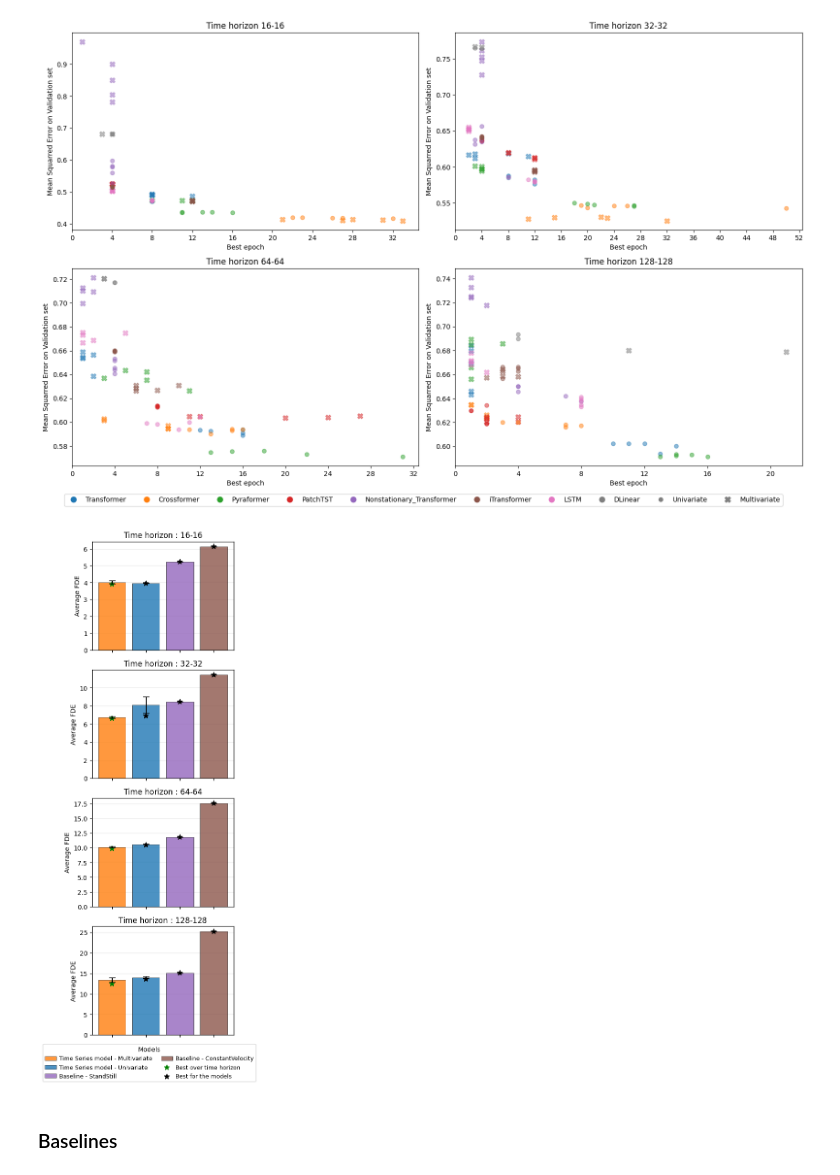
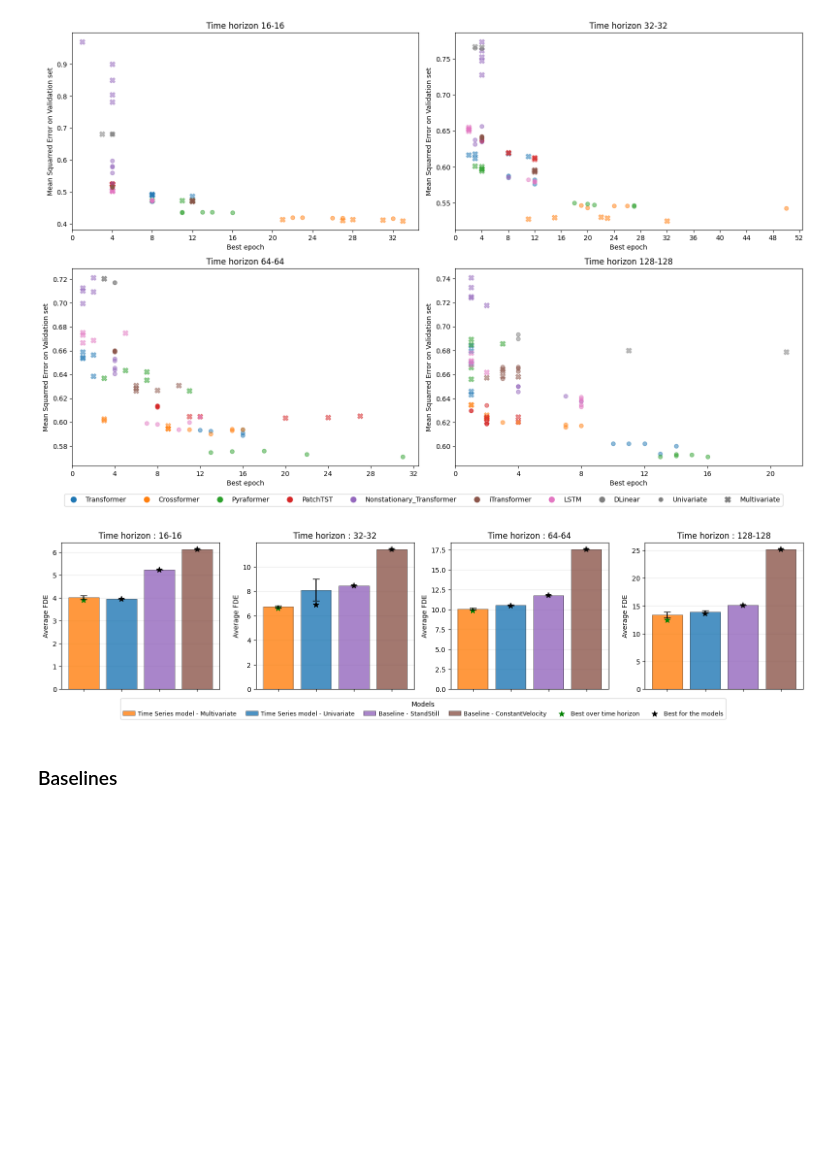
Before and after one commit to arnaud-odet/Time-Series-Library, a Jupyter notebook: results.ipynb, the cells around one changed output. Saved outputs shown, nothing was run; the diff lists cells and outputs as text; code cells hidden in the pictures; blank space fills up the shorter version.

```diff
--- a/results.ipynb
+++ b/results.ipynb
@@ -16,9 +16,9 @@ from data_provider.data_factory import data_provider
 from utils.log_reader import ResultReader , BaselineScorer, latex_display_table_with_std, highlight_values, CALMIP_START_INDEX
 # %%
 PRUNING_PATH = Path('./pruning/')
-PR_RESULT_FIG_PATH = Path('../Collective_behavior/latex/presentations/model_ths.png')
-TE_RESULT_FIG_PATH = Path('../Collective_behavior/latex/presentations/ths_ft.png')
-TAB_COMP_PATH = Path('../Collective_behavior/latex/presentations/tab_comp.tex')
+PR_RESULT_FIG_PATH = Path('../Collective_behavior/latex/articles/model_ths.png')
+TE_RESULT_FIG_PATH = Path('../Collective_behavior/latex/articles/ths_ft.png')
+TAB_COMP_PATH = Path('../Collective_behavior/latex/articles/tab_comp.tex')
 # %% [markdown]
 # Pruning display
 # %% [markdown]
@@ -464,9 +442,9 @@ plot_pruning_results(pruning_logs=pruning_logs, top_k = 5, save_plot=True)
 # %% [output]
 [figure]
 # %%
-plot_testing_results(test_results=test_results, save_plot=True, orientation= 'v')
+plot_testing_results(test_results=test_results, save_plot=True, orientation= 'h')
 # %% [output]
-[figure, old version]
+[figure, new version]
 # %% [markdown]
 ### Baselines
 # %%
```
Also changed, not shown: parts of 2 cells of this notebook.
